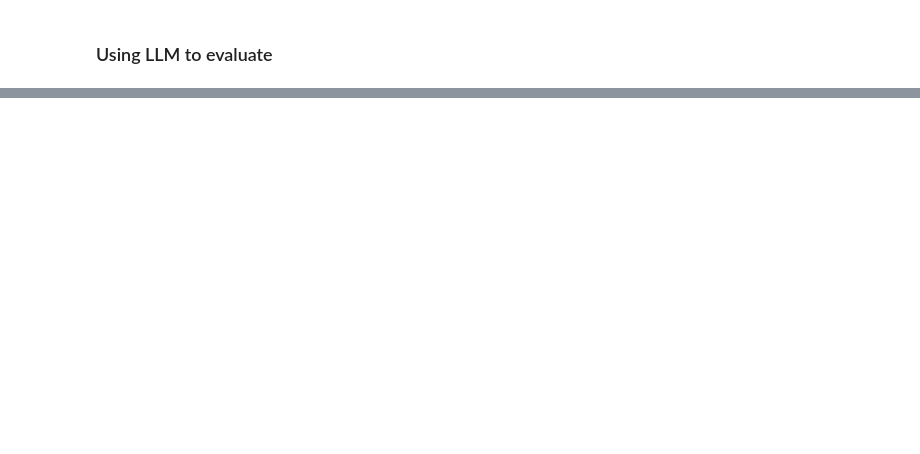
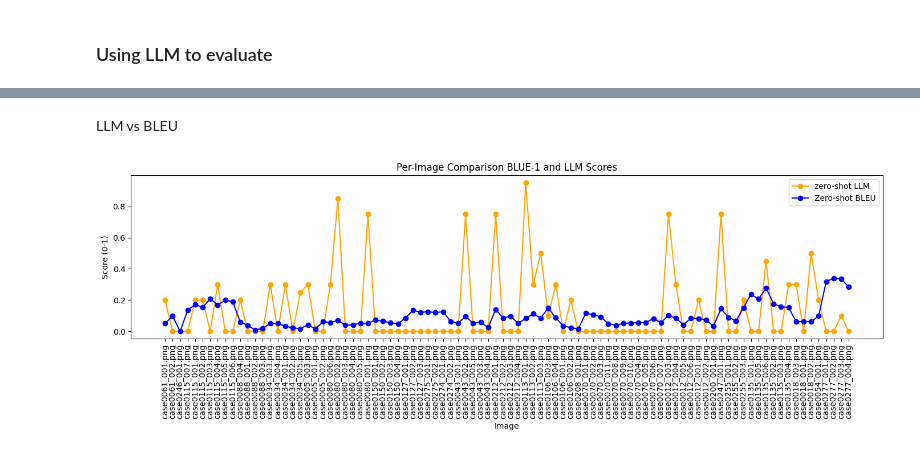
Before and after one commit to dominikg-tum/VLM-Qwen-Medical-Eval, a Jupyter notebook: code/eval_qwen2-5_mri_description.ipynb, the cells around one changed output, grey strips where cells are left out. Saved outputs shown, nothing was run; the diff lists cells and outputs as text; code cells hidden in the pictures; blank space fills up the shorter version.

```diff
--- a/code/eval_qwen2-5_mri_description.ipynb
+++ b/code/eval_qwen2-5_mri_description.ipynb
@@ -191,0 +276,34 @@ show_description_examples(incorrect, "Incorrect Descriptions (BLEU < 0.5)")
+# %% [markdown]
+LLM vs BLEU
+# %%
+import matplotlib.pyplot as plt
+plt.figure(figsize=(14, 5))
+
+scores = [x.get("llm_score", 0) for x in llm_eval_results_zero]
+image_names = [x.get("image", f"img_{i}") for i, x in enumerate(llm_eval_results_zero)]
+plt.plot(image_names, scores, marker='o', linestyle='-', color='orange', label='zero-shot LLM')
+
+# scores = [x.get("llm_score", 0) for x in llm_eval_results_one]
+# image_names = [x.get("image", f"img_{i}") for i, x in enumerate(llm_eval_results_one)]
+# plt.plot(image_names, scores, marker='o', linestyle='-', color='orange', label='one-shot LLM')
+
+# Extract BLEU-1 scores and image namesw
+bleu1_scores = [x.get("bleu1", 0) for x in bleu_results]
+image_names = [x.get("image", f"img_{i}") for i, x in enumerate(bleu_results)]
+plt.plot(image_names, bleu1_scores, marker='o', linestyle='-', color='b', label='Zero-shot BLEU' if "zero_shot" in name else 'One-shot')
+
+# Extract BLEU-1 scores and image names
+# bleu1_scores = [x.get("bleu1", 0) for x in bleu_results_second]
+# image_names = [x.get("image", f"img_{i}") for i, x in enumerate(bleu_results_second)]
+# plt.plot(image_names, bleu1_scores, marker='o', linestyle='-', color='b', label='One-shot BLEU' if "one_shot" in name_second else 'zero-shot')
+
+plt.xticks(rotation=90)
+plt.xlabel("Image")
+plt.ylabel("Score (0-1)")
+plt.title("Per-Image Comparison BLUE-1 and LLM Scores")
+plt.tight_layout()
+plt.legend()
+plt.savefig(os.path.join(RESULTS_DIR, "bleu_vs_llm_per_image_comparison_zeroshot.png"))
+plt.show()
+# %% [output]
+[figure, added]
```
Also changed, not shown: parts of 18 cells of this notebook, 9 other files.
